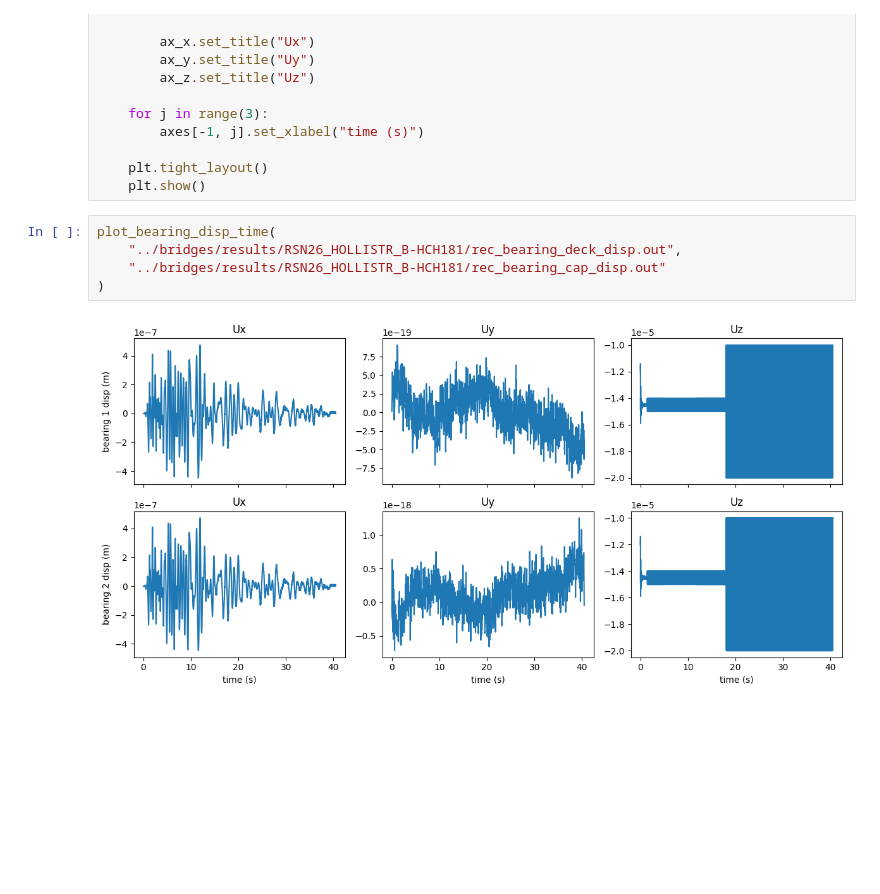
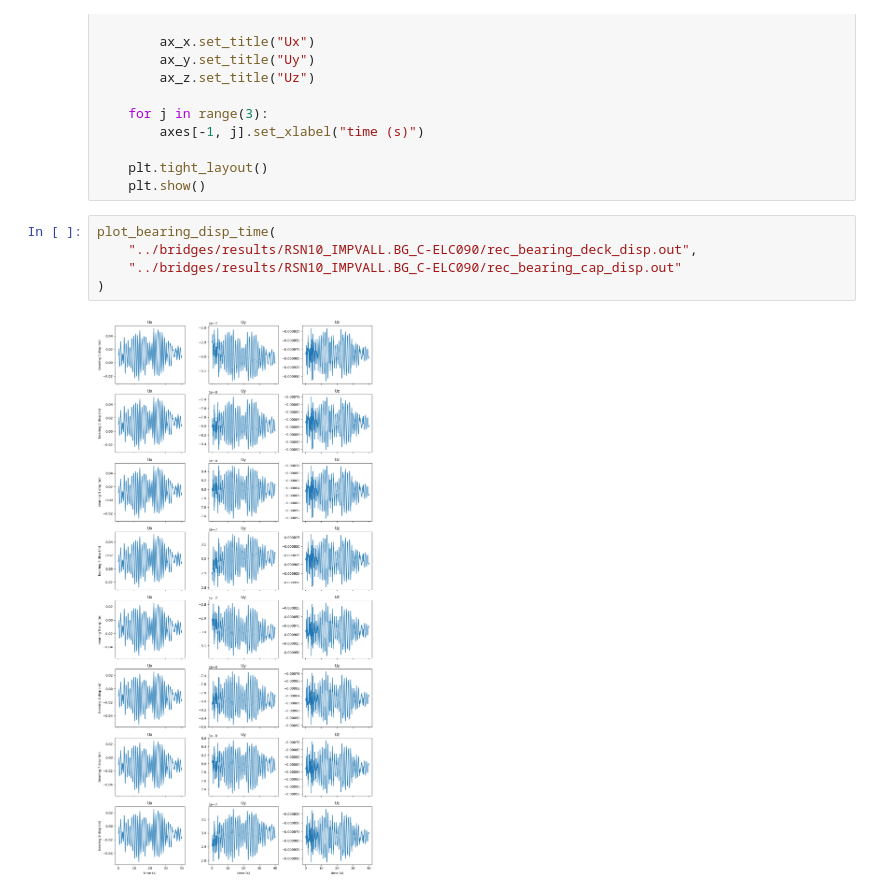
Before and after one commit to MoRuchun/opss_bridge, a Jupyter notebook: 查看结果.ipynb, the cells around one changed output. Drawn from its saved outputs; the diff is of its cells as text; blank space fills up the shorter version.

```diff
--- a/查看结果.ipynb
+++ b/查看结果.ipynb
@@ -125,8 +125,8 @@ def plot_bearing_disp_time(file_deck, file_cap):
     plt.show()
 # %%
 plot_bearing_disp_time(
-    "../bridges/results/RSN26_HOLLISTR_B-HCH181/rec_bearing_deck_disp.out",
-    "../bridges/results/RSN26_HOLLISTR_B-HCH181/rec_bearing_cap_disp.out"
+    "../bridges/results/RSN10_IMPVALL.BG_C-ELC090/rec_bearing_deck_disp.out",
+    "../bridges/results/RSN10_IMPVALL.BG_C-ELC090/rec_bearing_cap_disp.out"
 )
 # %% [output]
-[figure, old version]
+[figure, new version]
```
Also changed, not shown: parts of 1 cell of this notebook, 48 other files.
